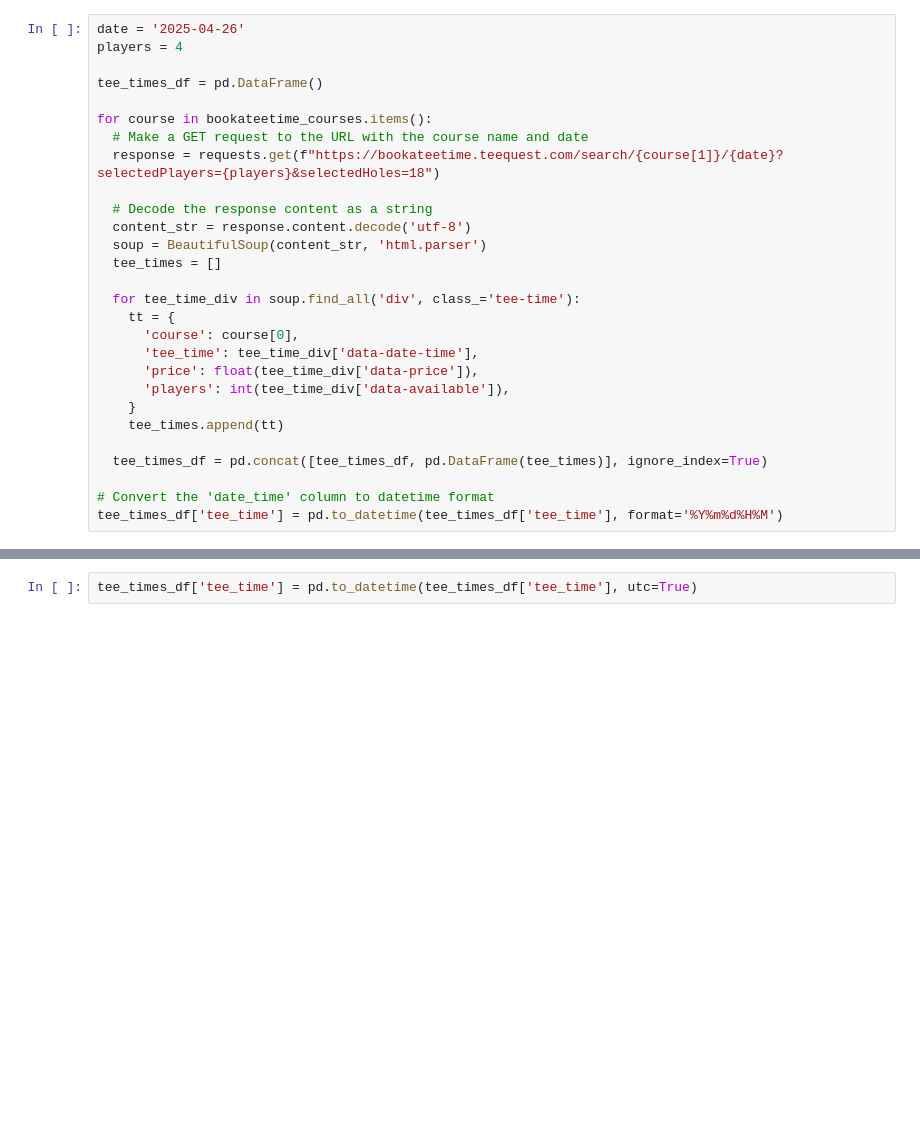
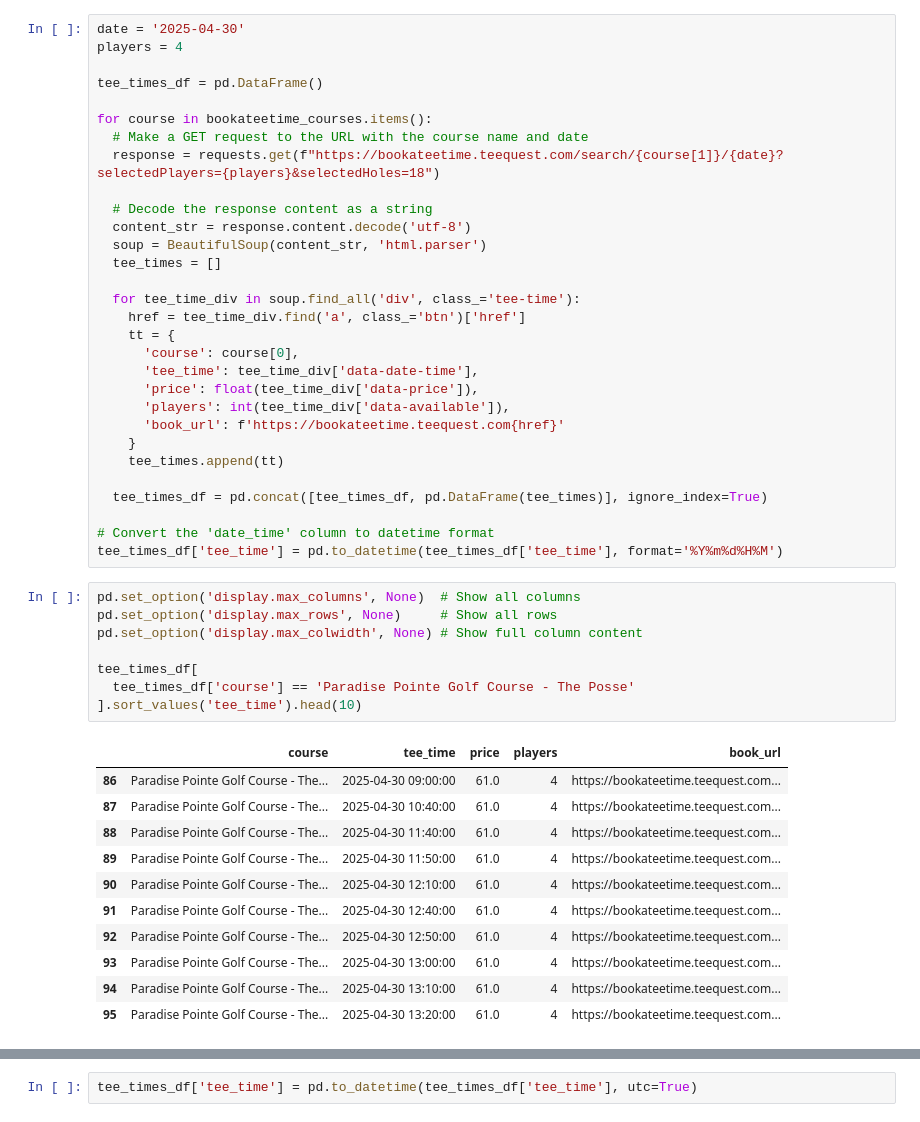
Before and after one commit to dlpandjaris/TeeTimeTracker, a Jupyter notebook: sandbox/check_all.ipynb, the cells around one changed output, grey strips where cells are left out. Drawn from its saved outputs; the diff is of its cells as text; blank space fills up the shorter version.

```diff
--- a/sandbox/check_all.ipynb
+++ b/sandbox/check_all.ipynb
@@ -76,6 +89,6 @@ loners = {
 }
 # %%
-date = '2025-04-26'
+date = '2025-04-30'
 players = 4
 
 tee_times_df = pd.DataFrame()
@@ -90,11 +103,13 @@ for course in bookateetime_courses.items():
   tee_times = []
 
   for tee_time_div in soup.find_all('div', class_='tee-time'):
+    href = tee_time_div.find('a', class_='btn')['href']
     tt = {
       'course': course[0],
       'tee_time': tee_time_div['data-date-time'],
       'price': float(tee_time_div['data-price']),
       'players': int(tee_time_div['data-available']),
+      'book_url': f'https://bookateetime.teequest.com{href}'
     }
     tee_times.append(tt)
 
@@ -102,6 +117,26 @@ for course in bookateetime_courses.items():
 
 # Convert the 'date_time' column to datetime format
 tee_times_df['tee_time'] = pd.to_datetime(tee_times_df['tee_time'], format='%Y%m%d%H%M')
+# %%
+pd.set_option('display.max_columns', None)  # Show all columns
+pd.set_option('display.max_rows', None)     # Show all rows
+pd.set_option('display.max_colwidth', None) # Show full column content
+
+tee_times_df[
+  tee_times_df['course'] == 'Paradise Pointe Golf Course - The Posse'
+].sort_values('tee_time').head(10)
+# %% [output]
+|  | course | tee_time | price | players | book_url |
+| 86 | Paradise Pointe Golf Course - The... | 2025-04-30 09:00:00 | 61.0 | 4 | https://bookateetime.teequest.com... |
+| 87 | Paradise Pointe Golf Course - The... | 2025-04-30 10:40:00 | 61.0 | 4 | https://bookateetime.teequest.com... |
+| 88 | Paradise Pointe Golf Course - The... | 2025-04-30 11:40:00 | 61.0 | 4 | https://bookateetime.teequest.com... |
+| 89 | Paradise Pointe Golf Course - The... | 2025-04-30 11:50:00 | 61.0 | 4 | https://bookateetime.teequest.com... |
+| 90 | Paradise Pointe Golf Course - The... | 2025-04-30 12:10:00 | 61.0 | 4 | https://bookateetime.teequest.com... |
+| 91 | Paradise Pointe Golf Course - The... | 2025-04-30 12:40:00 | 61.0 | 4 | https://bookateetime.teequest.com... |
+| 92 | Paradise Pointe Golf Course - The... | 2025-04-30 12:50:00 | 61.0 | 4 | https://bookateetime.teequest.com... |
+| 93 | Paradise Pointe Golf Course - The... | 2025-04-30 13:00:00 | 61.0 | 4 | https://bookateetime.teequest.com... |
+| 94 | Paradise Pointe Golf Course - The... | 2025-04-30 13:10:00 | 61.0 | 4 | https://bookateetime.teequest.com... |
+| 95 | Paradise Pointe Golf Course - The... | 2025-04-30 13:20:00 | 61.0 | 4 | https://bookateetime.teequest.com... |
 # %%
 for course in golfback_courses.items():
   url = f"https://api.golfback.com/api/v1/courses/{course[1]}/date/{date}/teetimes"
```
Also changed, not shown: parts of 12 cells of this notebook, 3 other files.
